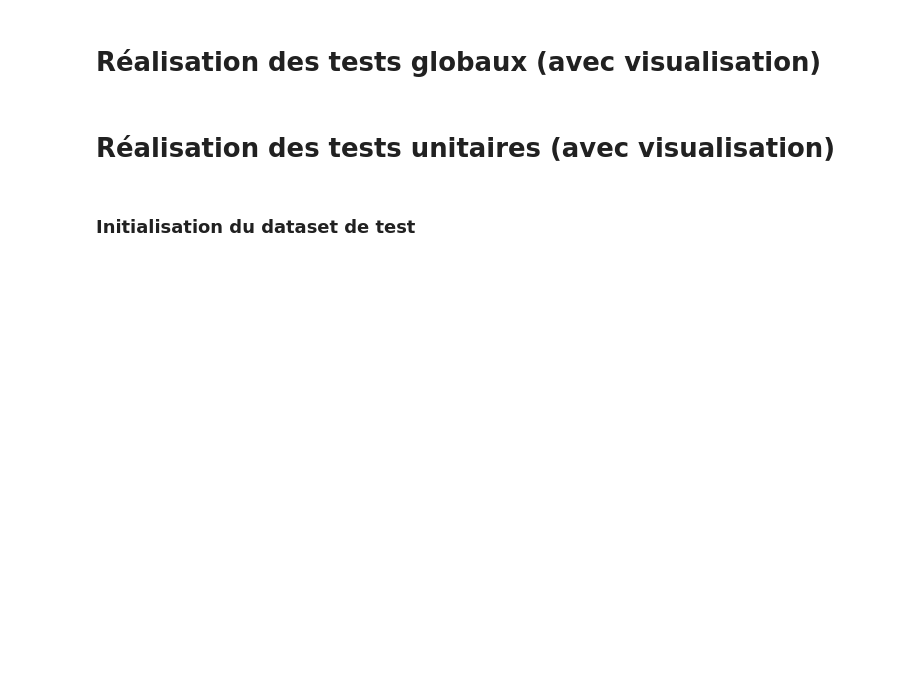
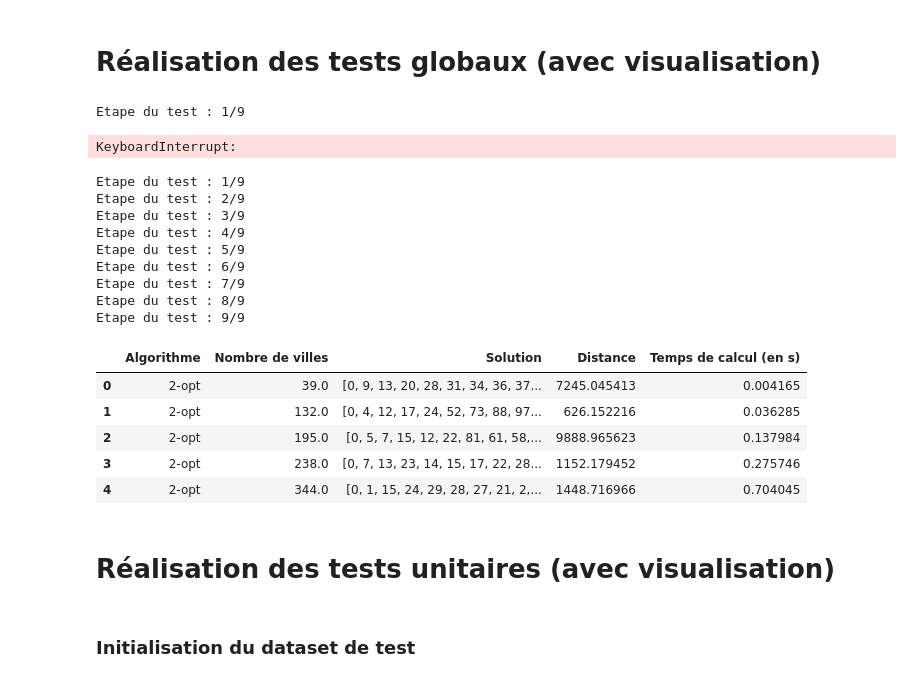
Before and after one commit to Thomas-rnd/TSP-Solver, a Jupyter notebook: test_TSP_solver.ipynb, the cells around one changed output. Saved outputs shown, nothing was run; the diff lists cells and outputs as text; code cells hidden in the pictures; blank space fills up the shorter version.

```diff
--- a/test_TSP_solver.ipynb
+++ b/test_TSP_solver.ipynb
@@ -16,20 +18,39 @@ print("Setup complete")
 # Test global algo plus proche voisin
 df_1 = test_global_plus_proche_voisin()
 
-#Sauvegarde du dataframe au format csv
-df_1.to_csv('resultats/csv/test_global_plus_proche_voisin.csv')
+# Sauvegarde du dataframe au format csv
+#df_1.to_csv('resultats/csv/test_global_plus_proche_voisin.csv')
 
-#Affichage des 5 premières lignes du dataframe
+# Affichage des 5 premières lignes du dataframe
 df_1.head()
+# %% [output]
+Etape du test : 1/9
+KeyboardInterrupt:
 # %%
 # Test global algo plus proche voisin
 df_2 = test_global_2_opt()
 
-#Sauvegarde du dataframe au format csv
-df_2.to_csv('resultats/csv/test_global_2_opt.csv')
+# Sauvegarde du dataframe au format csv
+#df_2.to_csv('resultats/csv/test_global_2_opt.csv')
 
-#Affichage des 5 premières lignes du dataframe
+# Affichage des 5 premières lignes du dataframe
 df_2.head()
+# %% [output]
+Etape du test : 1/9
+Etape du test : 2/9
+Etape du test : 3/9
+Etape du test : 4/9
+Etape du test : 5/9
+Etape du test : 6/9
+Etape du test : 7/9
+Etape du test : 8/9
+Etape du test : 9/9
+|  | Algorithme | Nombre de villes | Solution | Distance | Temps de calcul (en s) |
+| 0 | 2-opt | 39.0 | [0, 9, 13, 20, 28, 31, 34, 36, 37... | 7245.045413 | 0.004165 |
+| 1 | 2-opt | 132.0 | [0, 4, 12, 17, 24, 52, 73, 88, 97... | 626.152216 | 0.036285 |
+| 2 | 2-opt | 195.0 | [0, 5, 7, 15, 12, 22, 81, 61, 58,... | 9888.965623 | 0.137984 |
+| 3 | 2-opt | 238.0 | [0, 7, 13, 23, 14, 15, 17, 22, 28... | 1152.179452 | 0.275746 |
+| 4 | 2-opt | 344.0 | [0, 1, 15, 24, 29, 28, 27, 21, 2,... | 1448.716966 | 0.704045 |
 # %%
 # Test global algo plus proche voisin
 df_3 = test_global_algo_genetique()
```
Also changed, not shown: parts of 4 cells of this notebook, 1 other file.
